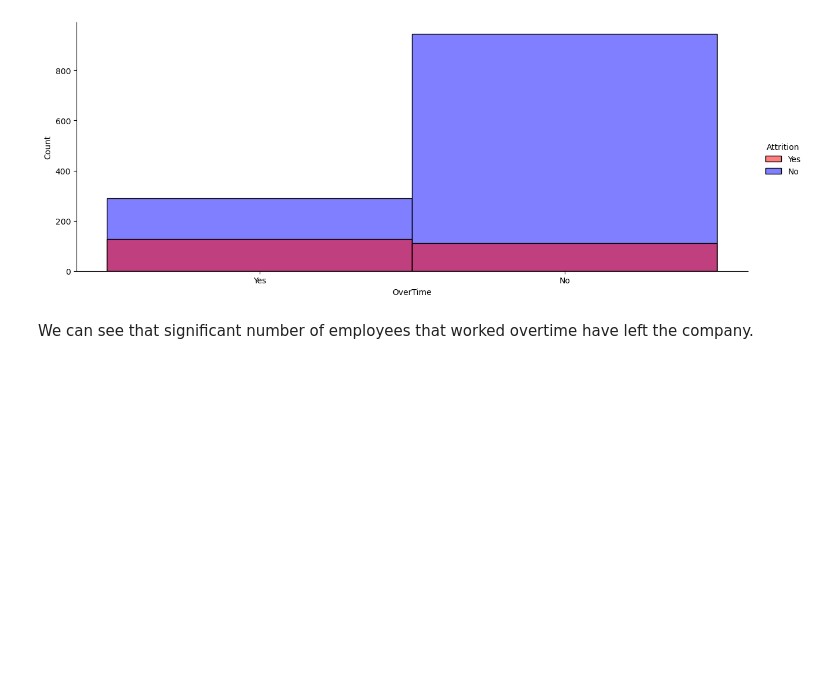
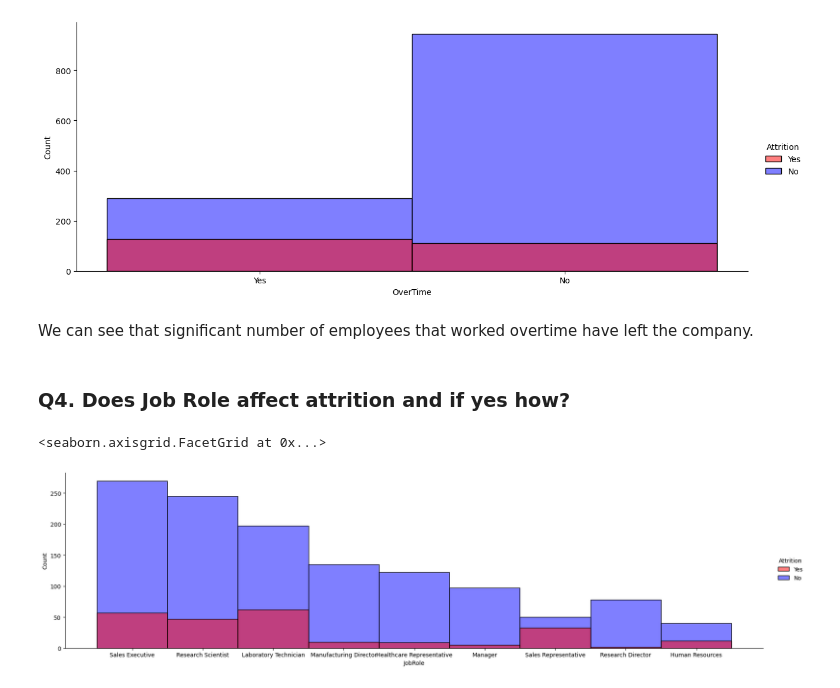
Before and after one commit to mbrigljevic/Employee-attrition-project-, a Jupyter notebook: Attrition in the company .ipynb, the cells around one changed output. Saved outputs shown, nothing was run; the diff lists cells and outputs as text; code cells hidden in the pictures; blank space fills up the shorter version.

```diff
--- a/Attrition in the company .ipynb
+++ b/Attrition in the company .ipynb
@@ -222,3 +222,10 @@ sns.displot(df, x="OverTime", hue="Attrition", palette={"Yes": "red", "No": "blu
 [figure]
 # %% [markdown]
 We can see that significant number of employees that worked overtime have left the company.
+# %% [markdown]
+### Q4. Does Job Role affect attrition and if yes how?
+# %%
+sns.displot(df, x="JobRole", hue="Attrition", palette={"Yes": "red", "No": "blue"}, aspect=3.6, bins=50)
+# %% [output]
+<seaborn.axisgrid.FacetGrid at 0x...>
+[figure, added]
```
Also changed, not shown: parts of 15 cells of this notebook.
